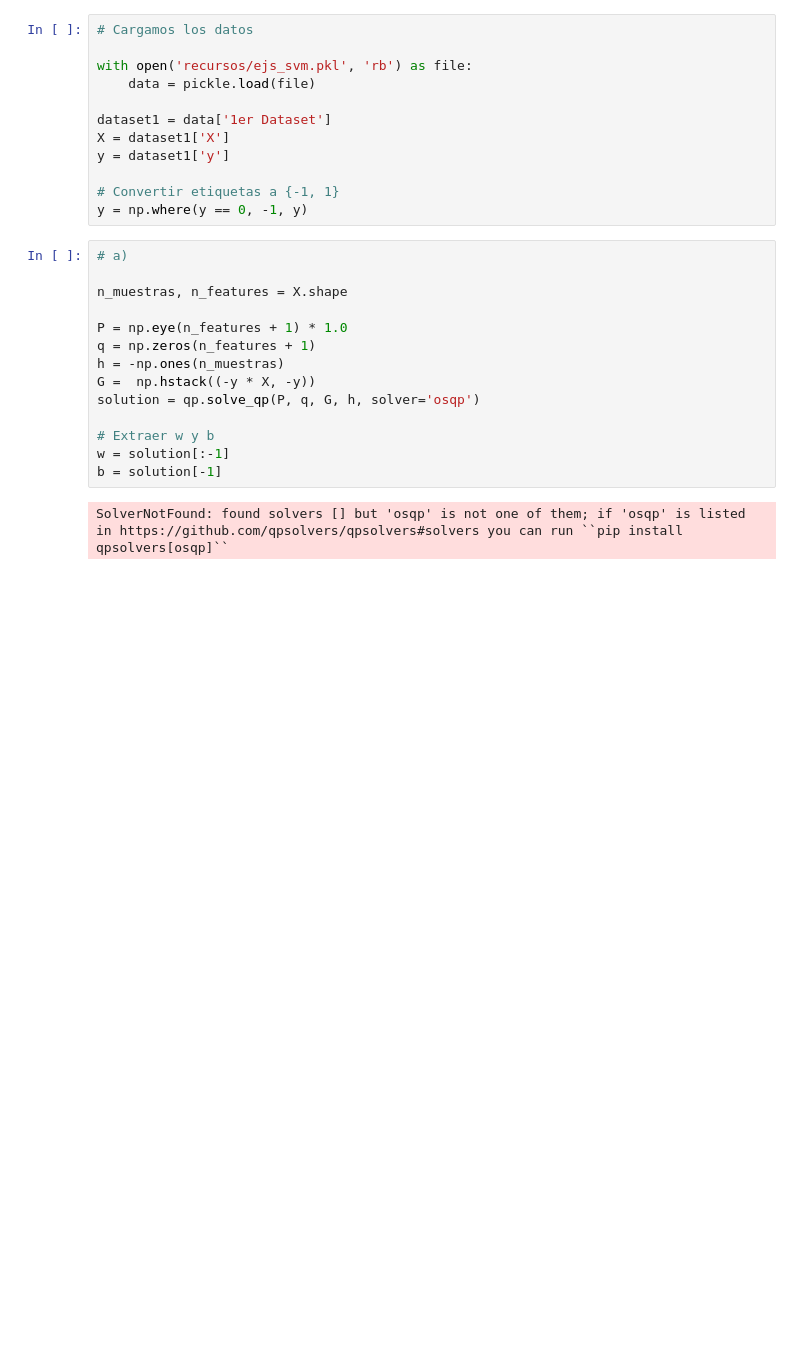
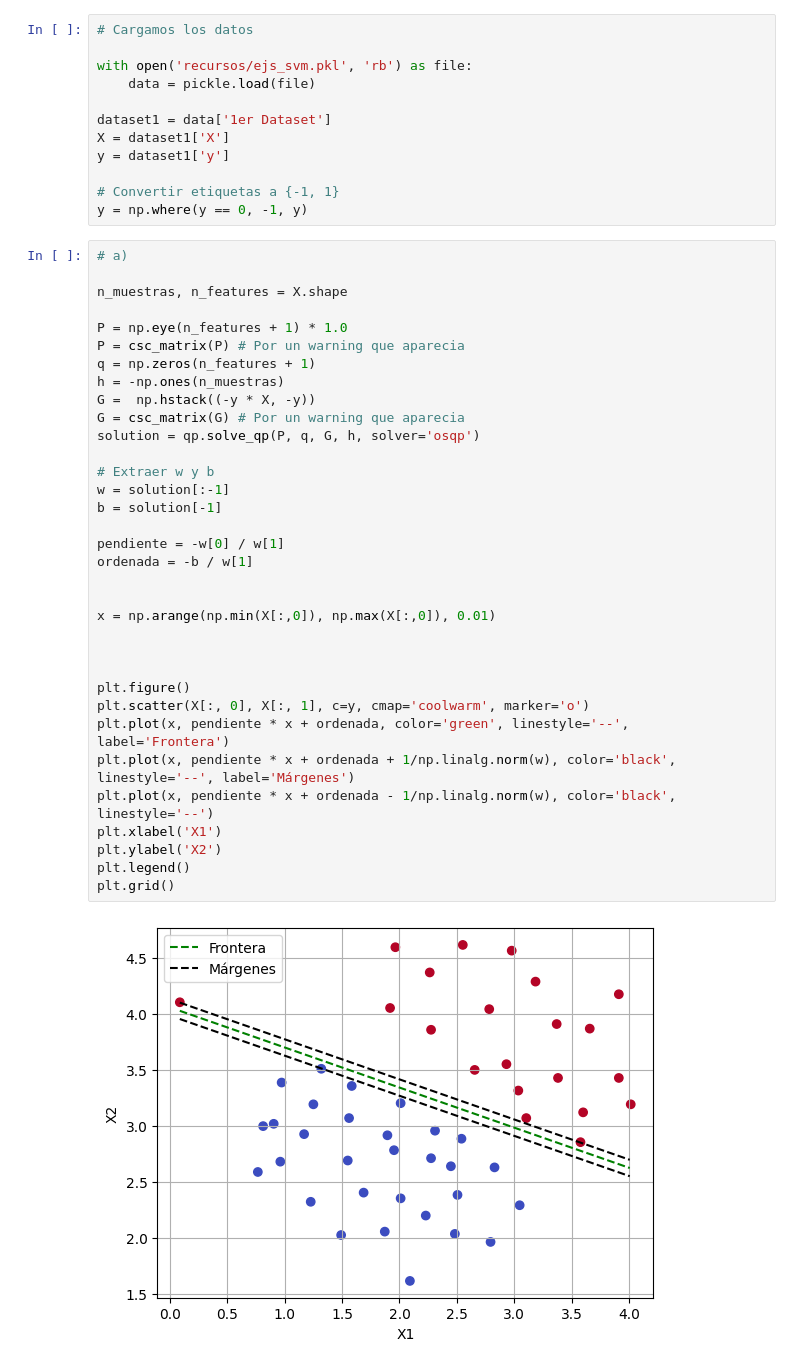
Before and after one commit to joaquinmacia/taller_procesamiento_senales, a Jupyter notebook: guia_2/guia_2.ipynb, the cells around one changed output. Saved outputs shown, nothing was run; the diff lists cells and outputs as text; blank space fills up the shorter version.

```diff
--- a/guia_2/guia_2.ipynb
+++ b/guia_2/guia_2.ipynb
@@ -1088,16 +1089,36 @@ y = np.where(y == 0, -1, y)
 # %%
 # a)
 
 n_muestras, n_features = X.shape
 
 P = np.eye(n_features + 1) * 1.0
+P = csc_matrix(P) # Por un warning que aparecia
 q = np.zeros(n_features + 1)
 h = -np.ones(n_muestras)
 G =  np.hstack((-y * X, -y))
+G = csc_matrix(G) # Por un warning que aparecia
 solution = qp.solve_qp(P, q, G, h, solver='osqp')
 
 # Extraer w y b
 w = solution[:-1]
 b = solution[-1]
+
+pendiente = -w[0] / w[1]
+ordenada = -b / w[1]
+
+
+x = np.arange(np.min(X[:,0]), np.max(X[:,0]), 0.01)
+
+
+
+plt.figure()
+plt.scatter(X[:, 0], X[:, 1], c=y, cmap='coolwarm', marker='o')
+plt.plot(x, pendiente * x + ordenada, color='green', linestyle='--', label='Frontera')
+plt.plot(x, pendiente * x + ordenada + 1/np.linalg.norm(w), color='black', linestyle='--', label='Márgenes')
+plt.plot(x, pendiente * x + ordenada - 1/np.linalg.norm(w), color='black', linestyle='--')
+plt.xlabel('X1')
+plt.ylabel('X2')
+plt.legend()
+plt.grid()
 # %% [output]
-SolverNotFound: found solvers [] but 'osqp' is not one of them; if 'osqp' is listed in https://github.com/qpsolvers/qpsolvers#solvers you can run ``pip install qpsolvers[osqp]``
+[figure, added]
```
Also changed, not shown: parts of 1 cell of this notebook.
